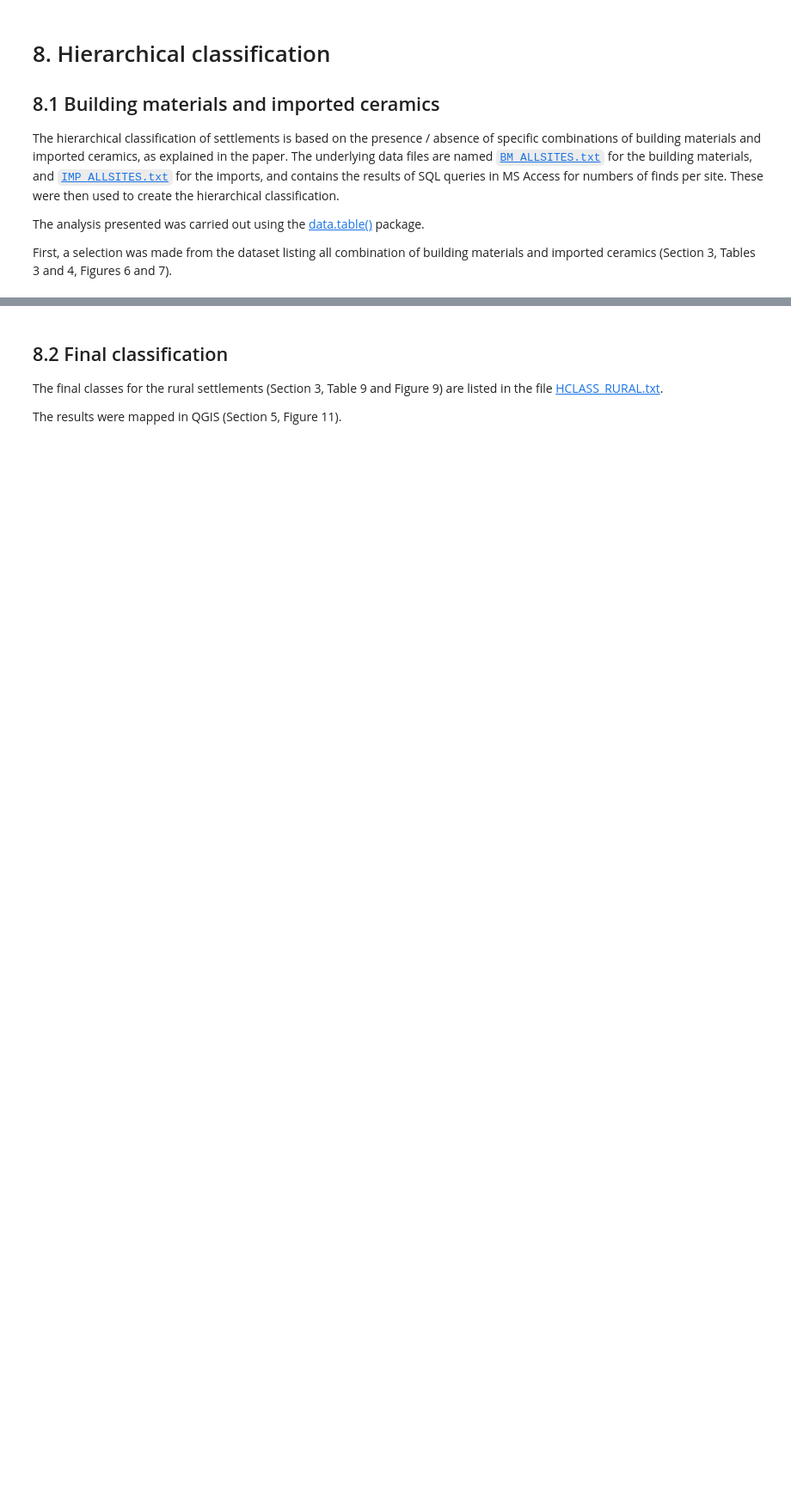
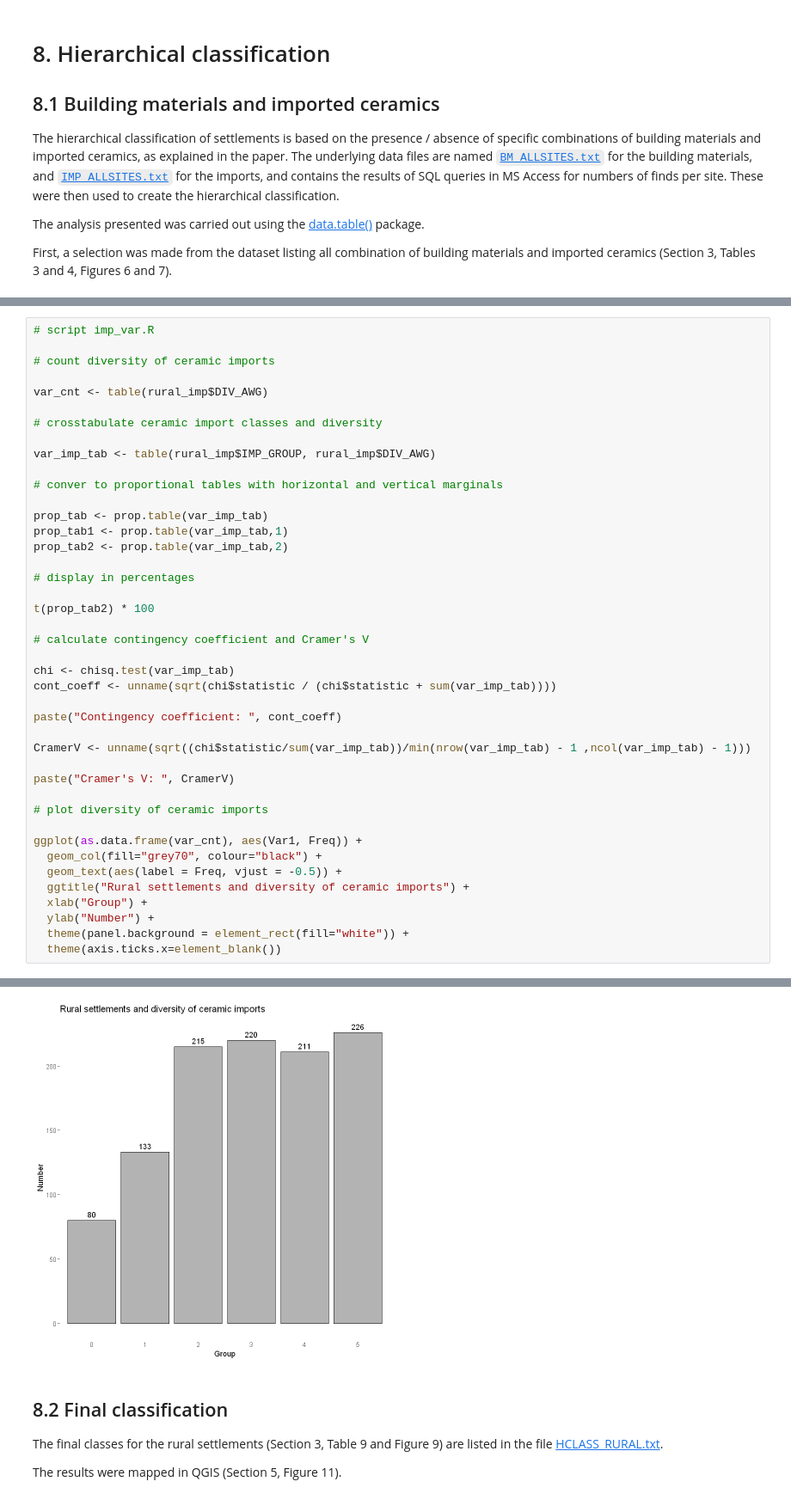
Before and after one commit to LimesLimits/Settlement_hierarchy, a Jupyter notebook: Appendix A.ipynb, the cells around one changed output, grey strips where cells are left out. Shown at 86% size. Saved outputs shown, nothing was run; the diff lists cells and outputs as text; blank space fills up the shorter version.

```diff
--- a/Appendix A.ipynb
+++ b/Appendix A.ipynb
@@ -420,0 +394,43 @@ The following object is masked from 'package:spatstat.geom':
+# %%
+# script imp_var.R
+
+# count diversity of ceramic imports
+
+var_cnt <- table(rural_imp$DIV_AWG)
+
+# crosstabulate ceramic import classes and diversity
+
+var_imp_tab <- table(rural_imp$IMP_GROUP, rural_imp$DIV_AWG)
+
+# conver to proportional tables with horizontal and vertical marginals
+
+prop_tab <- prop.table(var_imp_tab)
+prop_tab1 <- prop.table(var_imp_tab,1)
+prop_tab2 <- prop.table(var_imp_tab,2)
+
+# display in percentages
+
+t(prop_tab2) * 100
+
+# calculate contingency coefficient and Cramer's V
+
+chi <- chisq.test(var_imp_tab)
+cont_coeff <- unname(sqrt(chi$statistic / (chi$statistic + sum(var_imp_tab))))
+
+paste("Contingency coefficient: ", cont_coeff)
+
+CramerV <- unname(sqrt((chi$statistic/sum(var_imp_tab))/min(nrow(var_imp_tab) - 1 ,ncol(var_imp_tab) - 1)))
+
+paste("Cramer's V: ", CramerV)
+
+# plot diversity of ceramic imports
+
+ggplot(as.data.frame(var_cnt), aes(Var1, Freq)) +
+  geom_col(fill="grey70", colour="black") +
+  geom_text(aes(label = Freq, vjust = -0.5)) +
+  ggtitle("Rural settlements and diversity of ceramic imports") +
+  xlab("Group") +
+  ylab("Number") +
+  theme(panel.background = element_rect(fill="white")) +
+  theme(axis.ticks.x=element_blank())
+# %% [output]
@@ -421,3 +454,4 @@ The following object is masked from 'package:spatstat.geom':
+[figure, added]
 # %% [markdown]
 ## 8.2 Final classification
 
```
Also changed, not shown: parts of 12 cells of this notebook, 2 other files.
